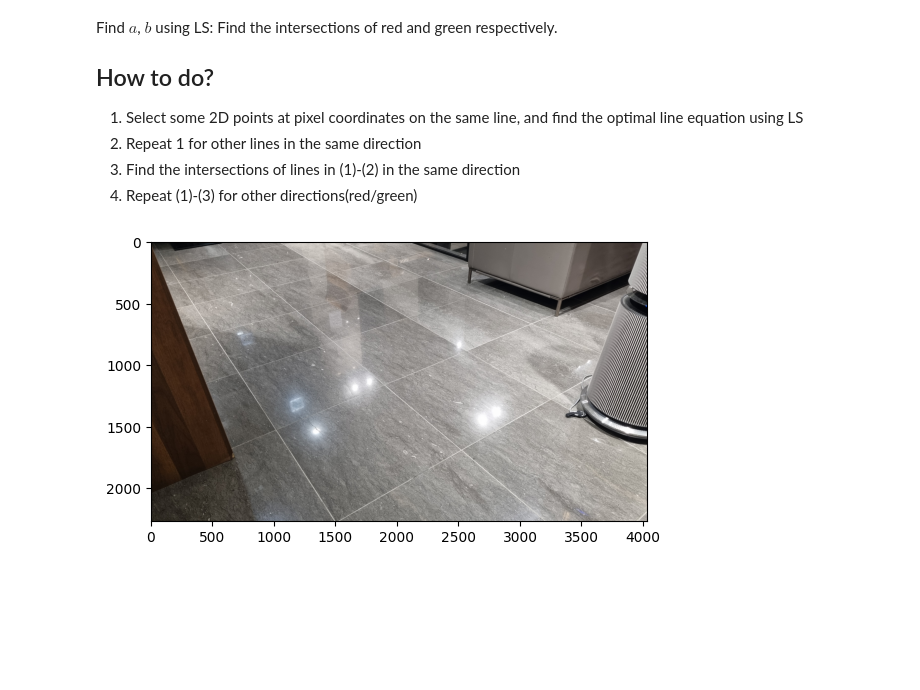
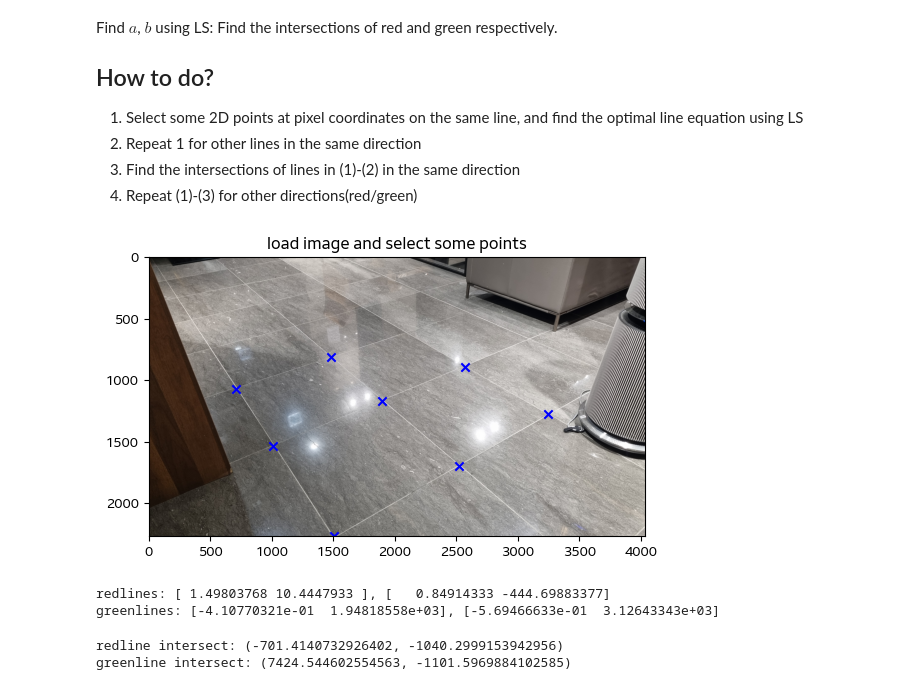
Before and after one commit to yenru0/LINALG_HW4, a Jupyter notebook: problem.ipynb, the cells around one changed output. Cells and saved outputs as stored; diff of their text form; code cells hidden in the pictures; blank space fills up the shorter version.

```diff
--- a/problem.ipynb
+++ b/problem.ipynb
@@ -3,8 +3,16 @@ import matplotlib.pyplot as plt
 import numpy as np
 from numpy.linalg import inv
 import sympy as sp
-from IPython.display import display, Math
+from IPython.display import display, Math, display_html
 from PIL import Image
+
+import matplotlib.font_manager as font_manager
+
+
+font_manager.fontManager.addfont("res/NanumHumanRegular.otf")
+prop = font_manager.FontProperties(fname="res/NanumHumanRegular.otf")
+
+plt.rcParams["font.family"] = prop.get_name()
 # %% [markdown]
 # Quadratic Function Fitting using Least Squares
 
@@ -150,11 +157,46 @@ Find $a$, $b$ using LS: Find the intersections of red and green respectively.
 3. Find the intersections of lines in (1)-(2) in the same direction
 4. Repeat (1)-(3) for other directions(red/green)
 # %%
-iX = np.array([343])
-iY = np.array([])
+iX = np.array([708, 1485, 1012, 1894,  2568,1508, 2520, 3246])
+iY = np.array([1067, 813, 1533, 1169, 894,2267, 1693, 1277])
 with Image.open("line_fitting.jpg") as im:
     plt.imshow(im)
 
+plt.title("load image and select some points")
+plt.scatter(iX, iY, marker='x', c='blue')
 plt.show()
 # %% [output]
-[figure, old version]
+[figure, new version]
+# %%
+rl1ind = [0, 2, 5]
+rl1A = np.stack([iX[rl1ind], np.ones_like(iX[rl1ind])], axis=1)
+rl2ind = [1, 3, 6]
+rl2A = np.stack([iX[rl2ind], np.ones_like(iX[rl2ind])], axis=1)
+
+gl1ind = [2, 3, 4]
+gl1A = np.stack([iX[gl1ind], np.ones_like(iX[gl1ind])], axis=1)
+gl2ind = [5, 6, 7]
+gl2A = np.stack([iX[gl2ind], np.ones_like(iX[gl2ind])], axis=1)
+
+rl1x = inv(rl1A.T @ rl1A) @ rl1A.T @ iY[rl1ind].T
+rl2x = inv(rl2A.T @ rl2A) @ rl2A.T @ iY[rl2ind].T
+
+gl1x = inv(gl1A.T @ gl1A) @ gl1A.T @ iY[gl1ind].T
+gl2x = inv(gl2A.T @ gl2A) @ gl2A.T @ iY[gl2ind].T
+
+print(f"redlines: {rl1x}, {rl2x}")
+print(f"greenlines: {gl1x}, {gl2x}")
+# %% [output]
+redlines: [ 1.49803768 10.4447933 ], [   0.84914333 -444.69883377]
+greenlines: [-4.10770321e-01  1.94818558e+03], [-5.69466633e-01  3.12643343e+03]
+# %%
+# find intersection; suppose delta grad of lines != 0
+
+rl_intersect = -(rl1x[1] - rl2x[1])/(rl1x[0] - rl2x[0])
+gl_intersect = -(gl1x[1] - gl2x[1])/(gl1x[0] - gl2x[0])
+
+print(f"redline intersect: ({rl_intersect}, {rl1x[0] * rl_intersect + rl1x[1]})")
+print(f"greenline intersect: ({gl_intersect}, {gl1x[0] * gl_intersect + gl1x[1]})")
+# %% [output]
+redline intersect: (-701.4140732926402, -1040.2999153942956)
+greenline intersect: (7424.544602554563, -1101.5969884102585)
```
Also changed, not shown: parts of 15 cells of this notebook, 4 other files.
